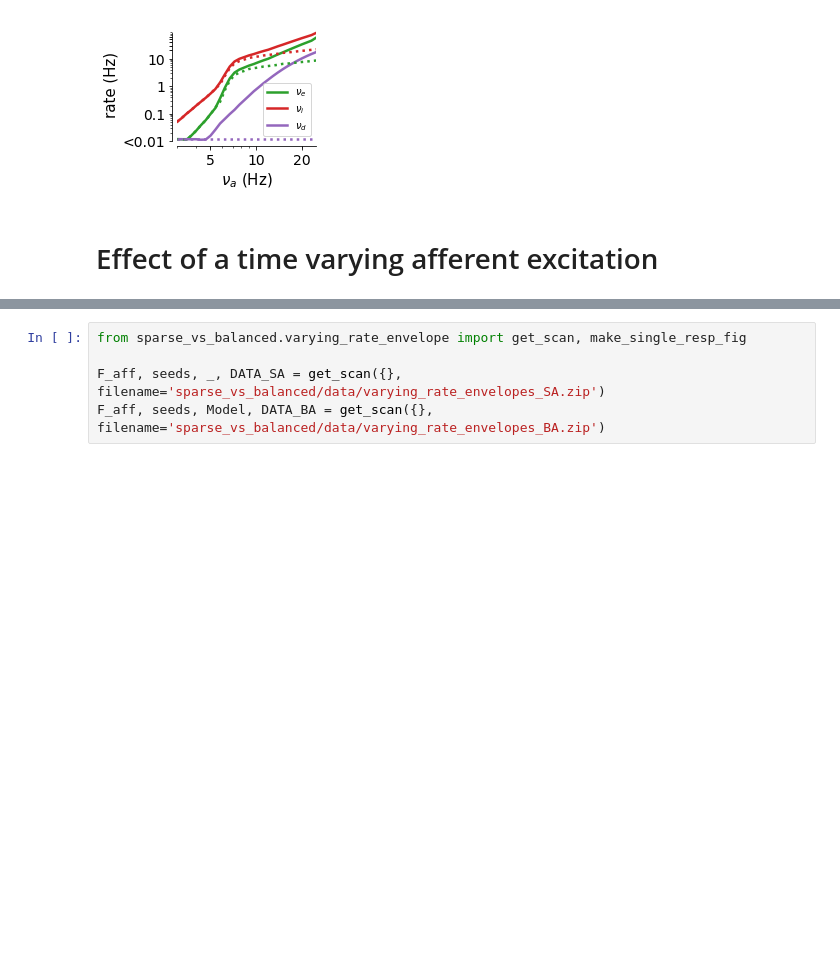
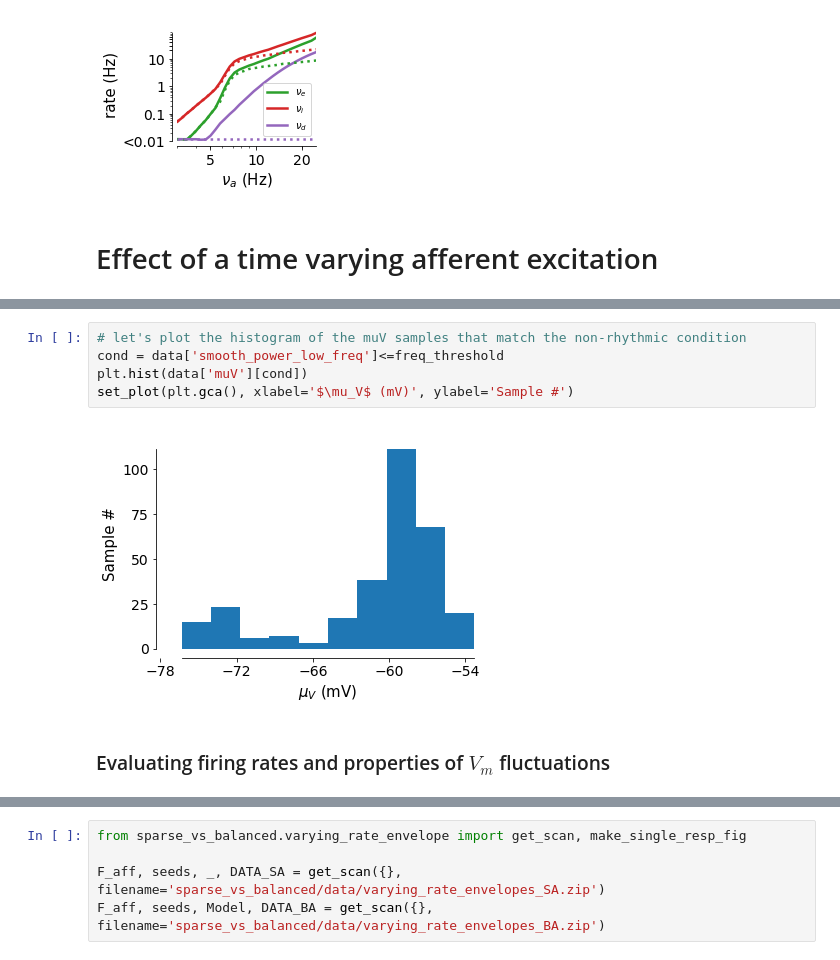
Before and after one commit to yzerlaut/notebook_papers, a Jupyter notebook: The_Spectrum_of_Asynch_Dynamics_2018.ipynb, the cells around one changed output, grey strips where cells are left out. Cells and saved outputs as stored; diff of their text form; blank space fills up the shorter version.

```diff
--- a/The_Spectrum_of_Asynch_Dynamics_2018.ipynb
+++ b/The_Spectrum_of_Asynch_Dynamics_2018.ipynb
@@ -922,0 +1009,9 @@ fig.savefig(desktop+'temp.svg')
+# %%
+# let's plot the histogram of the muV samples that match the non-rhythmic condition
+cond = data['smooth_power_low_freq']<=freq_threshold
+plt.hist(data['muV'][cond])
+set_plot(plt.gca(), xlabel='$\mu_V$ (mV)', ylabel='Sample #')
+# %% [output]
+[figure, added]
+# %% [markdown]
+### Evaluating firing rates and properties of $V_m$ fluctuations
```
Also changed, not shown: parts of 35 cells of this notebook.
